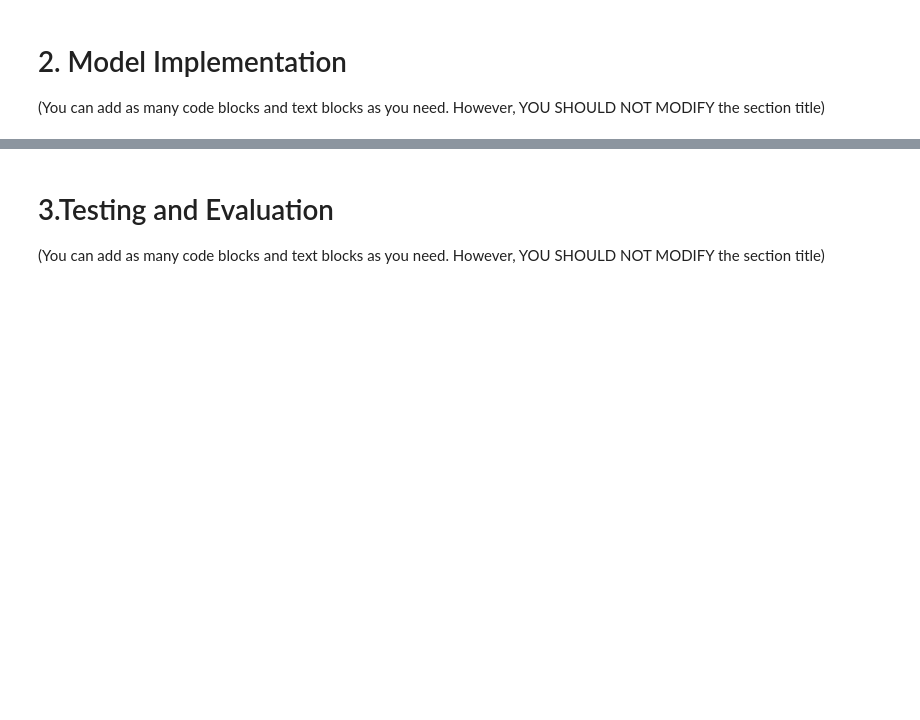
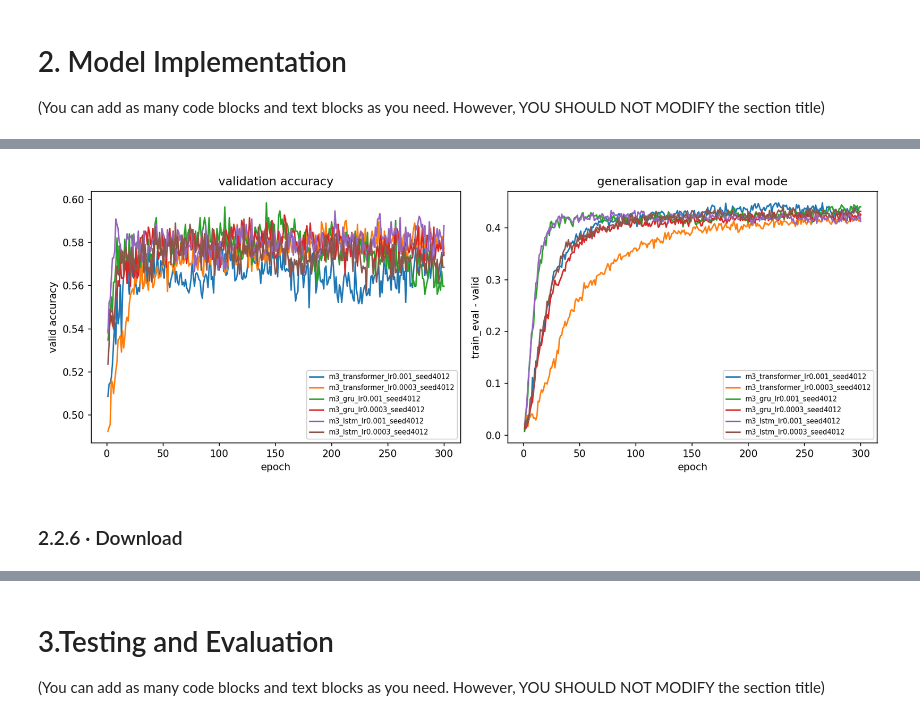
Before and after one commit to RayYouDS/cits4012-NLP-project, a Jupyter notebook: CITS4012_67.ipynb, the cells around one changed output, grey strips where cells are left out. Cells and saved outputs as stored; diff of their text form; code cells hidden in the pictures; blank space fills up the shorter version.

```diff
--- a/CITS4012_67.ipynb
+++ b/CITS4012_67.ipynb
@@ -403,0 +414,2 @@ from scripts.models.transformer_bi_classifier import TransformerClassifier
+# %%
+RUN_E1 = False          # False (default, for markers): show the saved output. True: retrain on a Colab GPU (about 31 minutes).
@@ -403,0 +458,19 @@ from scripts.models.transformer_bi_classifier import TransformerClassifier
+# %%
+if RUN_E1:
+    USE_DRIVE = False                  # False -> results live in /content and die with the runtime
+    SMOKE_TEST = False                # True -> 3 epochs per run, just to check the pipeline
+    RUN_LABEL = "e1_smoke" if SMOKE_TEST else "e1_full"
+
+    from pathlib import Path
+    if USE_DRIVE:
+        from google.colab import drive
+        drive.mount('/content/drive')
+        OUT_DIR = Path('/content/drive/MyDrive/cits4012') / RUN_LABEL
+    else:
+        OUT_DIR = Path('/content') / RUN_LABEL
+
+    # run_m3.py never clears output_dir, so reusing one mixes two experiments' CSVs.
+    if OUT_DIR.exists() and any(OUT_DIR.iterdir()):
+        raise SystemExit(f"{OUT_DIR} is not empty. Change RUN_LABEL.")
+    OUT_DIR.mkdir(parents=True, exist_ok=True)
+    print("results ->", OUT_DIR)
@@ -403,0 +676,9 @@ from scripts.models.transformer_bi_classifier import TransformerClassifier
+# %%
+if RUN_E1:
+    curves = OUT_DIR / 'm3_curves.png'
+    if curves.exists():
+        display(Image(filename=str(curves)))
+# %% [output]
+[figure, added]
+# %% [markdown]
+### 2.2.6 · Download
```
Also changed, not shown: parts of 89 cells of this notebook, 1 other file.
